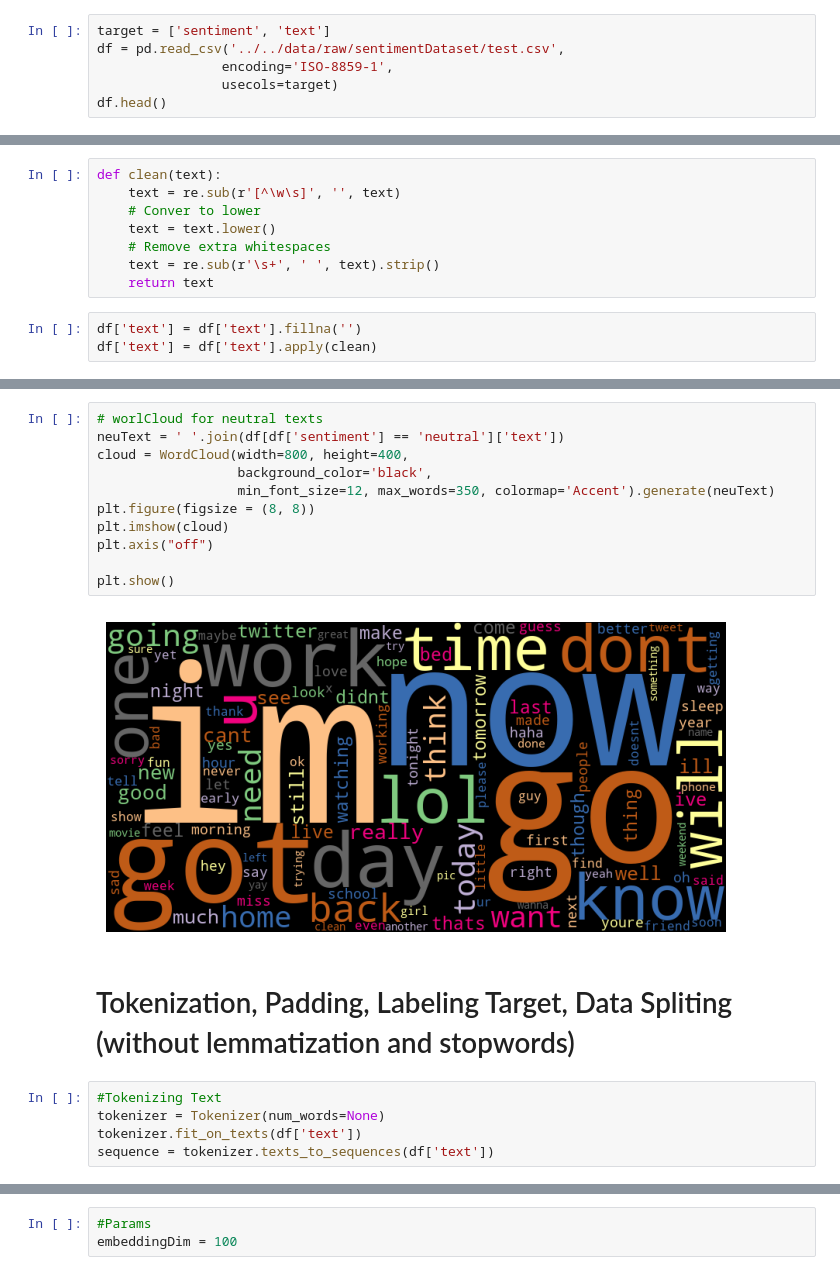
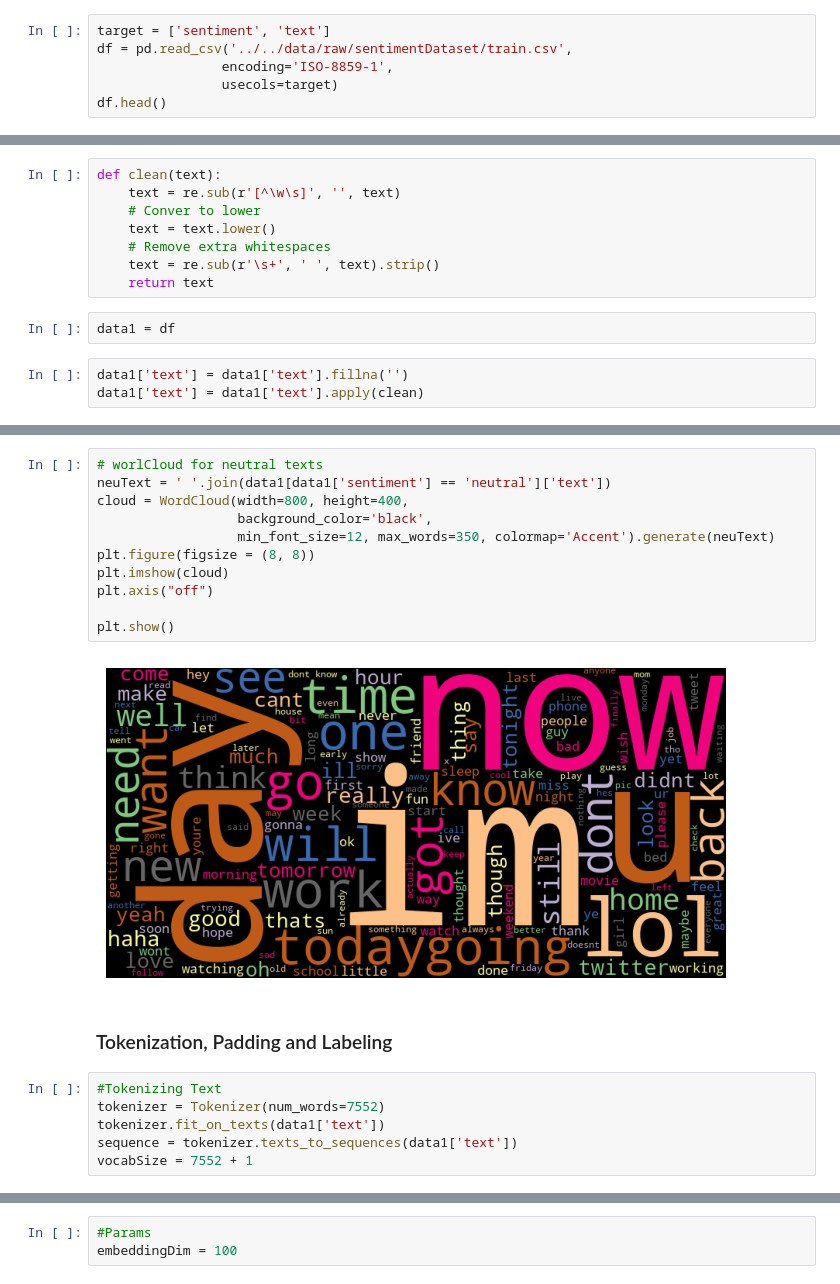
Before and after one commit to CSingh26/QuantSuggest, a Jupyter notebook: notebooks/exploratory/sentimentAnalysis.ipynb, the cells around one changed output, grey strips where cells are left out. Drawn from its saved outputs; the diff is of its cells as text.

```diff
--- a/notebooks/exploratory/sentimentAnalysis.ipynb
+++ b/notebooks/exploratory/sentimentAnalysis.ipynb
@@ -20,6 +20,6 @@ from sklearn.model_selection import train_test_split
 # %%
 target = ['sentiment', 'text']
-df = pd.read_csv('../../data/raw/sentimentDataset/test.csv',
+df = pd.read_csv('../../data/raw/sentimentDataset/train.csv',
                 encoding='ISO-8859-1',
                 usecols=target)
 df.head()
@@ -67,8 +69,10 @@ def clean(text):
     # Remove extra whitespaces
     text = re.sub(r'\s+', ' ', text).strip()
     return text
+# %%
+data1 = df
 # %%
-df['text'] = df['text'].fillna('')
-df['text'] = df['text'].apply(clean)
+data1['text'] = data1['text'].fillna('')
+data1['text'] = data1['text'].apply(clean)
 # %%
 for i in range(10):
@@ -139,22 +143,23 @@ plt.show()
 # %%
 # worlCloud for neutral texts
-neuText = ' '.join(df[df['sentiment'] == 'neutral']['text'])
+neuText = ' '.join(data1[data1['sentiment'] == 'neutral']['text'])
 cloud = WordCloud(width=800, height=400,
                   background_color='black',
                   min_font_size=12, max_words=350, colormap='Accent').generate(neuText)
 plt.figure(figsize = (8, 8))
 plt.imshow(cloud)
 plt.axis("off")
 
 plt.show()
 # %% [output]
-[figure, old version]
+[figure, new version]
-# %% [markdown]
-# Tokenization, Padding, Labeling Target, Data Spliting (without lemmatization and stopwords)
+# %% [markdown]
+### Tokenization, Padding and Labeling
 # %%
 #Tokenizing Text
-tokenizer = Tokenizer(num_words=None)
-tokenizer.fit_on_texts(df['text'])
-sequence = tokenizer.texts_to_sequences(df['text'])
+tokenizer = Tokenizer(num_words=7552)
+tokenizer.fit_on_texts(data1['text'])
+sequence = tokenizer.texts_to_sequences(data1['text'])
+vocabSize = 7552 + 1
 # %%
 #Padding the Sequences
```
Also changed, not shown: parts of 75 cells of this notebook.
